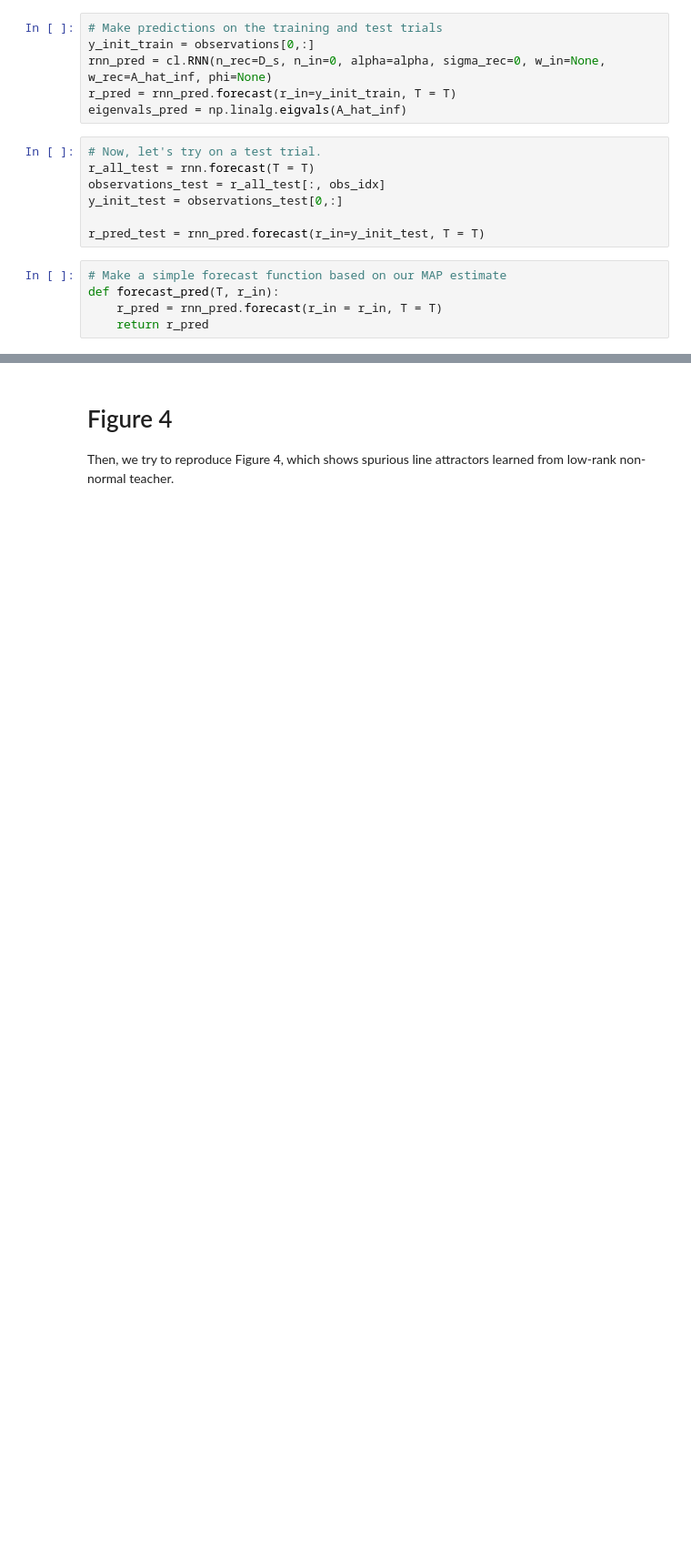
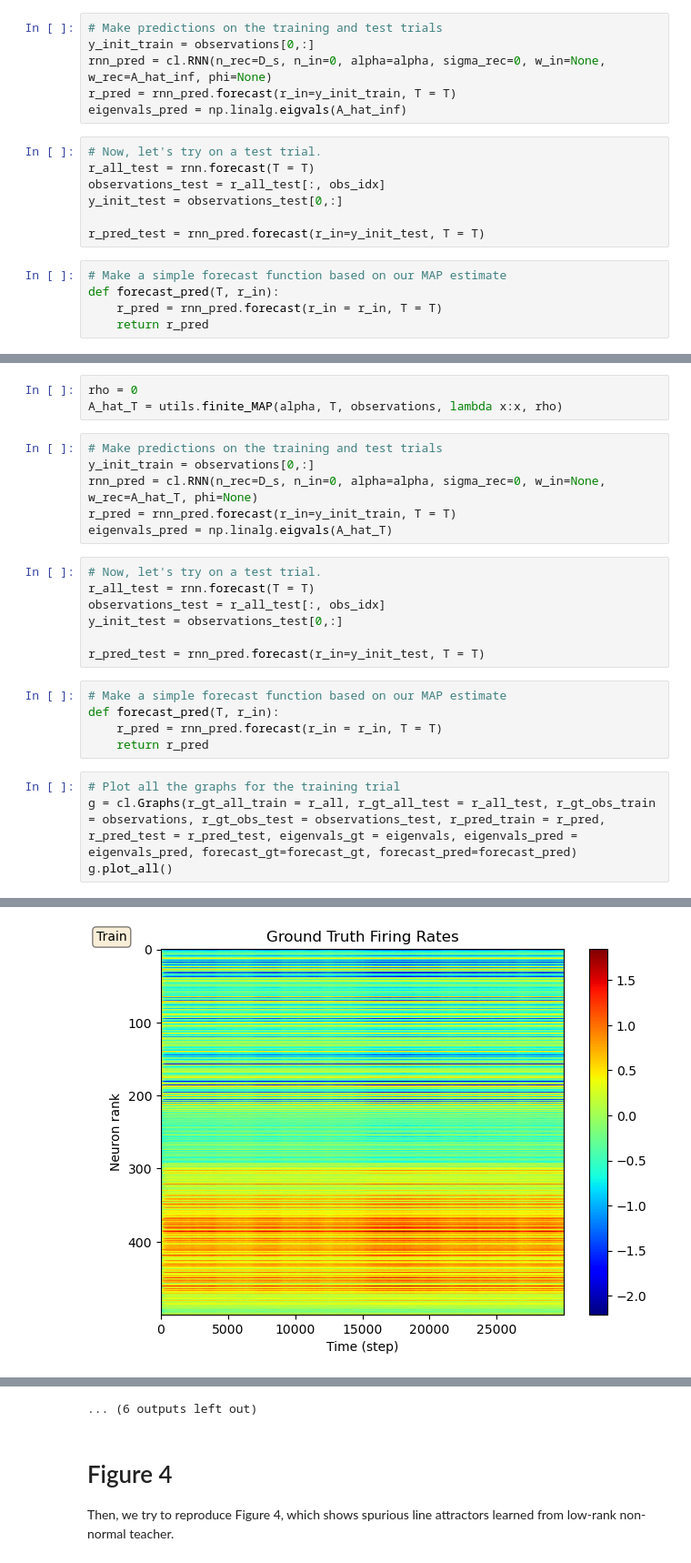
Before and after one commit to sunnyliu1220/neuro-control, a Jupyter notebook: simulation.ipynb, the cells around one changed output, grey strips where cells are left out. Shown at 91% size. Saved outputs shown, nothing was run; the diff lists cells and outputs as text; blank space fills up the shorter version.

```diff
--- a/simulation.ipynb
+++ b/simulation.ipynb
@@ -308,0 +266,26 @@ plt.hist((J-A_hat_inf).flatten(), bins=100)
+# %%
+rho = 0
+A_hat_T = utils.finite_MAP(alpha, T, observations, lambda x:x, rho)
+# %%
+# Make predictions on the training and test trials
+y_init_train = observations[0,:]
+rnn_pred = cl.RNN(n_rec=D_s, n_in=0, alpha=alpha, sigma_rec=0, w_in=None, w_rec=A_hat_T, phi=None)
+r_pred = rnn_pred.forecast(r_in=y_init_train, T = T)
+eigenvals_pred = np.linalg.eigvals(A_hat_T)
+# %%
+# Now, let's try on a test trial.
+r_all_test = rnn.forecast(T = T)
+observations_test = r_all_test[:, obs_idx]
+y_init_test = observations_test[0,:]
+
+r_pred_test = rnn_pred.forecast(r_in=y_init_test, T = T)
+# %%
+# Make a simple forecast function based on our MAP estimate
+def forecast_pred(T, r_in):
+    r_pred = rnn_pred.forecast(r_in = r_in, T = T)
+    return r_pred
+# %%
+# Plot all the graphs for the training trial
+g = cl.Graphs(r_gt_all_train = r_all, r_gt_all_test = r_all_test, r_gt_obs_train = observations, r_gt_obs_test = observations_test, r_pred_train = r_pred, r_pred_test = r_pred_test, eigenvals_gt = eigenvals, eigenvals_pred = eigenvals_pred, forecast_gt=forecast_gt, forecast_pred=forecast_pred)
+g.plot_all()
+# %% [output]
@@ -308,0 +309 @@ plt.hist((J-A_hat_inf).flatten(), bins=100)
+[figure, added]
@@ -309,3 +320,4 @@ plt.hist((J-A_hat_inf).flatten(), bins=100)
+... (6 outputs left out)
 # %% [markdown]
 # Figure 4
 Then, we try to reproduce Figure 4, which shows spurious line attractors learned from low-rank non-normal teacher.
```
Also changed, not shown: parts of 19 cells of this notebook, 5 other files.
